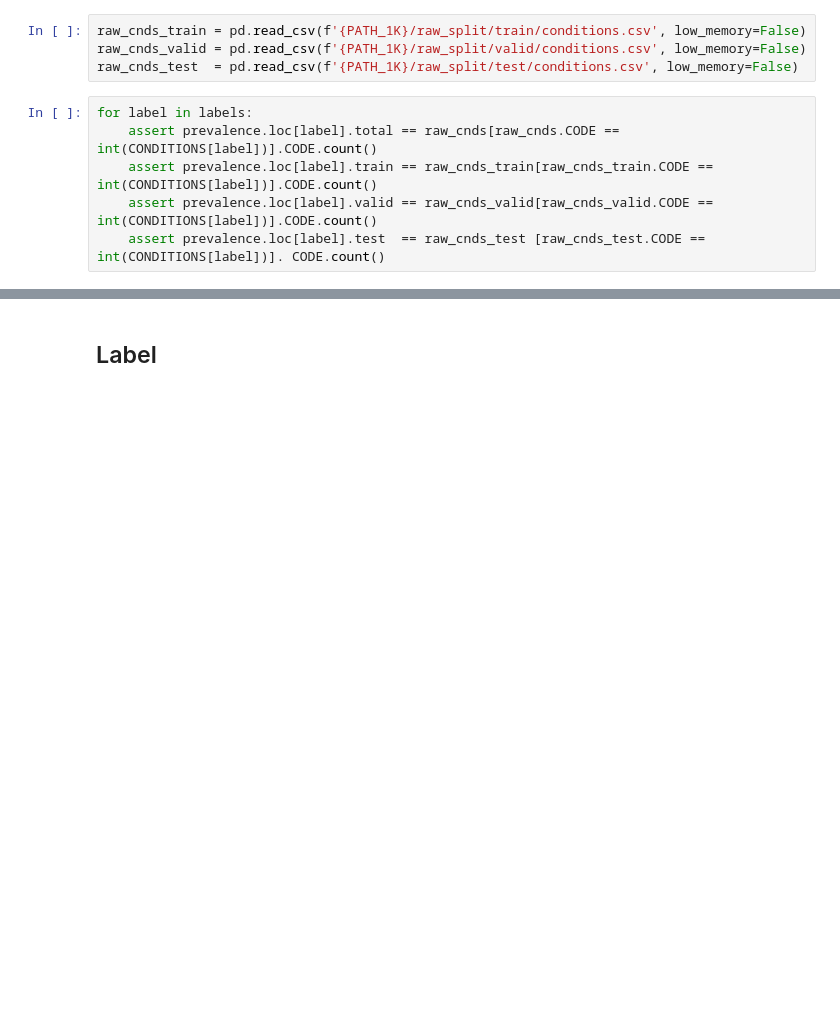
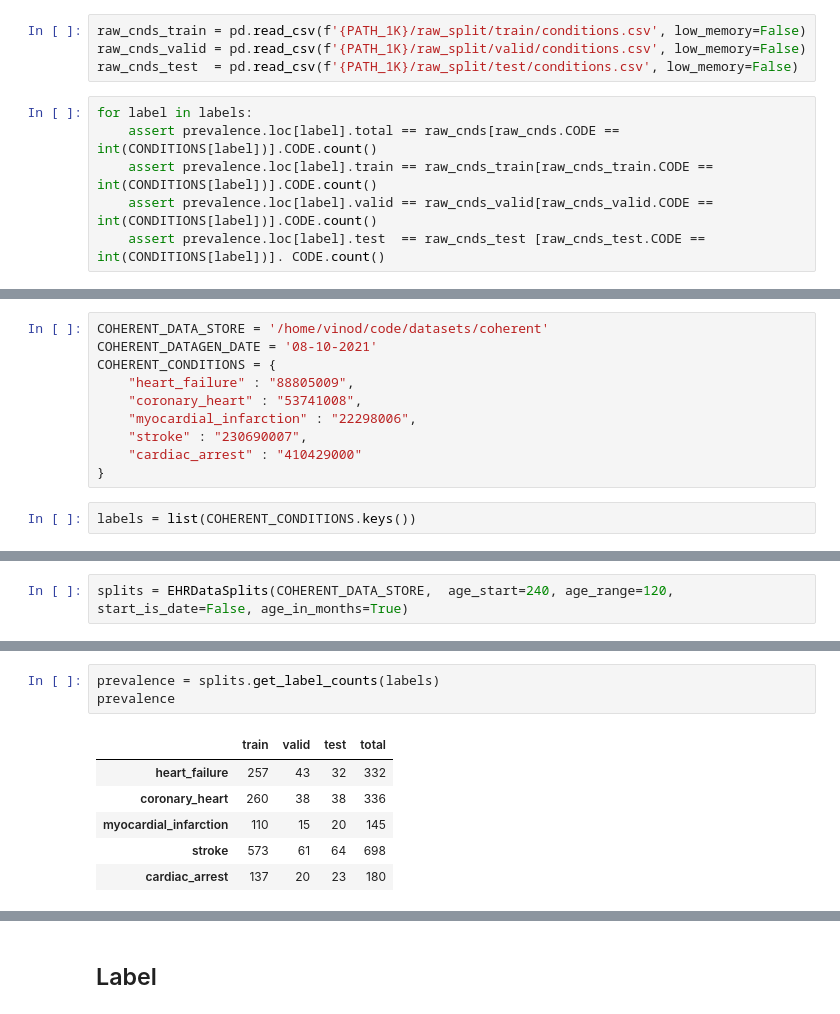
Before and after one commit to corazonlabs/lemonpie, a Jupyter notebook: nbs/04_data.ipynb, the cells around one changed output, grey strips where cells are left out. Cells and saved outputs as stored; diff of their text form; blank space fills up the shorter version.

Commit message:
changes for dealing with multimodal data

```diff
--- a/nbs/04_data.ipynb
+++ b/nbs/04_data.ipynb
@@ -253,0 +277,12 @@ for label in labels:
+# %%
+COHERENT_DATA_STORE = '/home/vinod/code/datasets/coherent'
+COHERENT_DATAGEN_DATE = '08-10-2021'
+COHERENT_CONDITIONS = {
+    "heart_failure" : "88805009",
+    "coronary_heart" : "53741008",
+    "myocardial_infarction" : "22298006",
+    "stroke" : "230690007",
+    "cardiac_arrest" : "410429000"
+}
+# %%
+labels = list(COHERENT_CONDITIONS.keys())
@@ -253,0 +297,2 @@ for label in labels:
+# %%
+splits = EHRDataSplits(COHERENT_DATA_STORE,  age_start=240, age_range=120, start_is_date=False, age_in_months=True)
@@ -253,0 +308,10 @@ for label in labels:
+# %%
+prevalence = splits.get_label_counts(labels)
+prevalence
+# %% [output]
+|  | train | valid | test | total |
+| heart_failure | 257 | 43 | 32 | 332 |
+| coronary_heart | 260 | 38 | 38 | 336 |
+| myocardial_infarction | 110 | 15 | 20 | 145 |
+| stroke | 573 | 61 | 64 | 698 |
+| cardiac_arrest | 137 | 20 | 23 | 180 |
```
Also changed, not shown: parts of 69 cells of this notebook, 4 other files.
